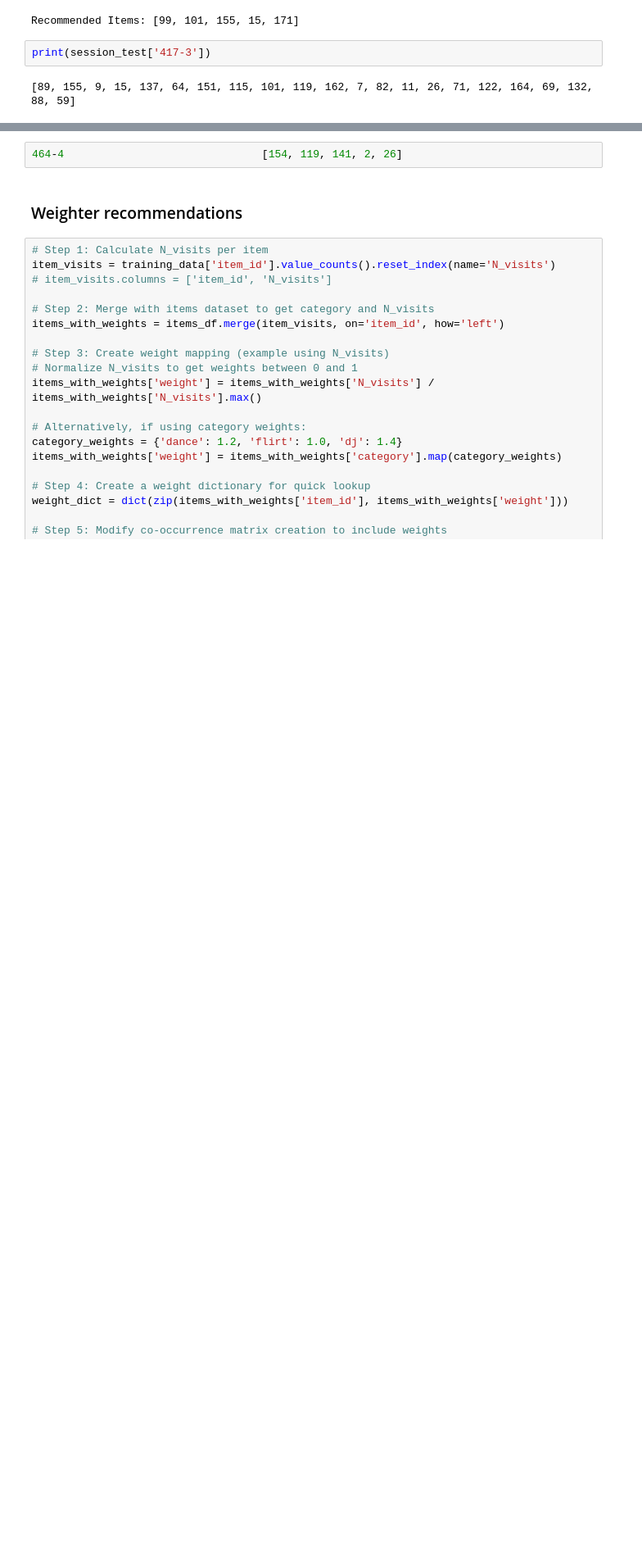
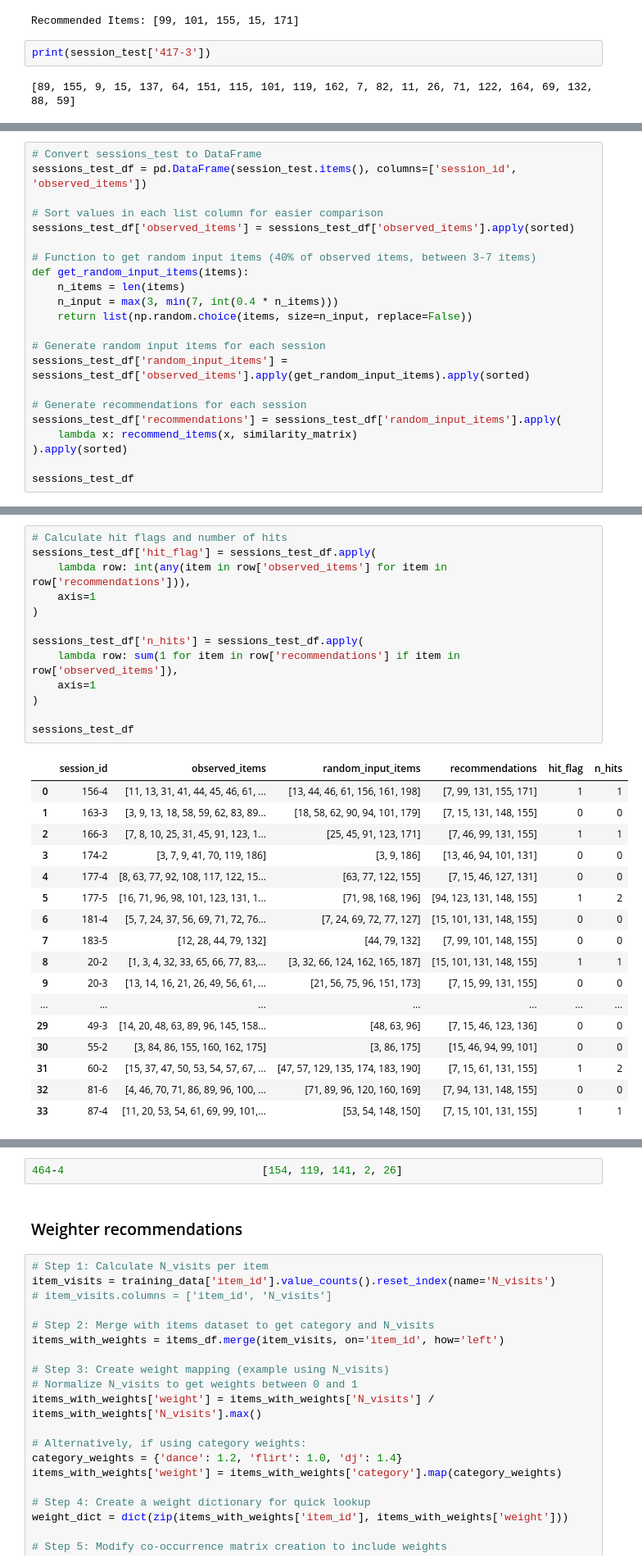
Before and after one commit to Charles-1994/recommender_system_BE, a Jupyter notebook: v2_data_exploration.ipynb, the cells around one changed output, grey strips where cells are left out. Shown: that part at 82% size. Saved outputs shown, nothing was run; the diff lists cells and outputs as text; blank space fills up the shorter version.

Commit message:
added the evaluation of recommendation model and added the readme file for github

```diff
--- a/v2_data_exploration.ipynb
+++ b/v2_data_exploration.ipynb
@@ -362,0 +365,22 @@ print(session_test['417-3'])
+# %%
+# Convert sessions_test to DataFrame
+sessions_test_df = pd.DataFrame(session_test.items(), columns=['session_id', 'observed_items'])
+
+# Sort values in each list column for easier comparison
+sessions_test_df['observed_items'] = sessions_test_df['observed_items'].apply(sorted)
+
+# Function to get random input items (40% of observed items, between 3-7 items)
+def get_random_input_items(items):
+    n_items = len(items)
+    n_input = max(3, min(7, int(0.4 * n_items)))
+    return list(np.random.choice(items, size=n_input, replace=False))
+
+# Generate random input items for each session
+sessions_test_df['random_input_items'] = sessions_test_df['observed_items'].apply(get_random_input_items).apply(sorted)
+
+# Generate recommendations for each session
+sessions_test_df['recommendations'] = sessions_test_df['random_input_items'].apply(
+    lambda x: recommend_items(x, similarity_matrix)
+).apply(sorted)
+
+sessions_test_df
@@ -362,0 +405,31 @@ print(session_test['417-3'])
+# %%
+# Calculate hit flags and number of hits
+sessions_test_df['hit_flag'] = sessions_test_df.apply(
+    lambda row: int(any(item in row['observed_items'] for item in row['recommendations'])),
+    axis=1
+)
+
+sessions_test_df['n_hits'] = sessions_test_df.apply(
+    lambda row: sum(1 for item in row['recommendations'] if item in row['observed_items']),
+    axis=1
+)
+
+sessions_test_df
+# %% [output]
+|  | session_id | observed_items | random_input_items | recommendations | hit_flag | n_hits |
+| 0 | 156-4 | [11, 13, 31, 41, 44, 45, 46, 61, ... | [13, 44, 46, 61, 156, 161, 198] | [7, 99, 131, 155, 171] | 1 | 1 |
+| 1 | 163-3 | [3, 9, 13, 18, 58, 59, 62, 83, 89... | [18, 58, 62, 90, 94, 101, 179] | [7, 15, 131, 148, 155] | 0 | 0 |
+| 2 | 166-3 | [7, 8, 10, 25, 31, 45, 91, 123, 1... | [25, 45, 91, 123, 171] | [7, 46, 99, 131, 155] | 1 | 1 |
+| 3 | 174-2 | [3, 7, 9, 41, 70, 119, 186] | [3, 9, 186] | [13, 46, 94, 101, 131] | 0 | 0 |
+| 4 | 177-4 | [8, 63, 77, 92, 108, 117, 122, 15... | [63, 77, 122, 155] | [7, 15, 46, 127, 131] | 0 | 0 |
+| 5 | 177-5 | [16, 71, 96, 98, 101, 123, 131, 1... | [71, 98, 168, 196] | [94, 123, 131, 148, 155] | 1 | 2 |
+| 6 | 181-4 | [5, 7, 24, 37, 56, 69, 71, 72, 76... | [7, 24, 69, 72, 77, 127] | [15, 101, 131, 148, 155] | 0 | 0 |
+| 7 | 183-5 | [12, 28, 44, 79, 132] | [44, 79, 132] | [7, 99, 101, 148, 155] | 0 | 0 |
+| 8 | 20-2 | [1, 3, 4, 32, 33, 65, 66, 77, 83,... | [3, 32, 66, 124, 162, 165, 187] | [15, 101, 131, 148, 155] | 1 | 1 |
+| 9 | 20-3 | [13, 14, 16, 21, 26, 49, 56, 61, ... | [21, 56, 75, 96, 151, 173] | [7, 15, 99, 131, 155] | 0 | 0 |
+| ... | ... | ... | ... | ... | ... | ... |
+| 29 | 49-3 | [14, 20, 48, 63, 89, 96, 145, 158... | [48, 63, 96] | [7, 15, 46, 123, 136] | 0 | 0 |
+| 30 | 55-2 | [3, 84, 86, 155, 160, 162, 175] | [3, 86, 175] | [15, 46, 94, 99, 101] | 0 | 0 |
+| 31 | 60-2 | [15, 37, 47, 50, 53, 54, 57, 67, ... | [47, 57, 129, 135, 174, 183, 190] | [7, 15, 61, 131, 155] | 1 | 2 |
+| 32 | 81-6 | [4, 46, 70, 71, 86, 89, 96, 100, ... | [71, 89, 96, 120, 160, 169] | [7, 94, 131, 148, 155] | 0 | 0 |
+| 33 | 87-4 | [11, 20, 53, 54, 61, 69, 99, 101,... | [53, 54, 148, 150] | [7, 15, 101, 131, 155] | 1 | 1 |
```
Also changed, not shown: parts of 8 cells of this notebook, 1 other file.
